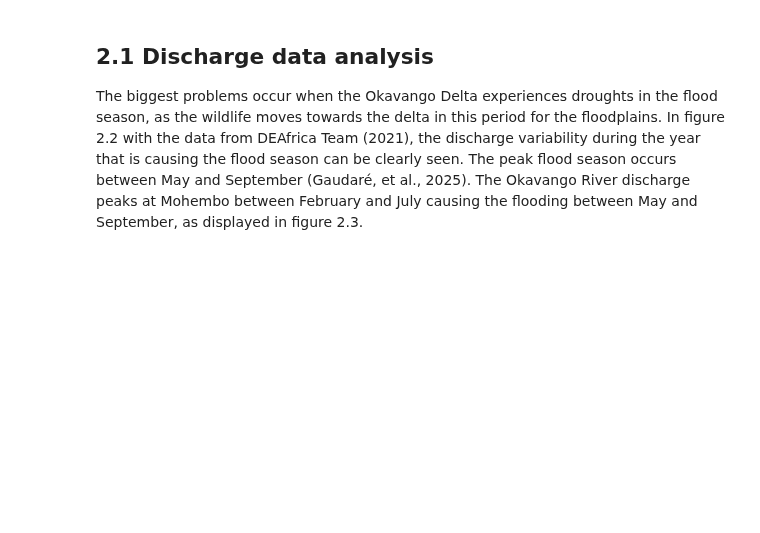
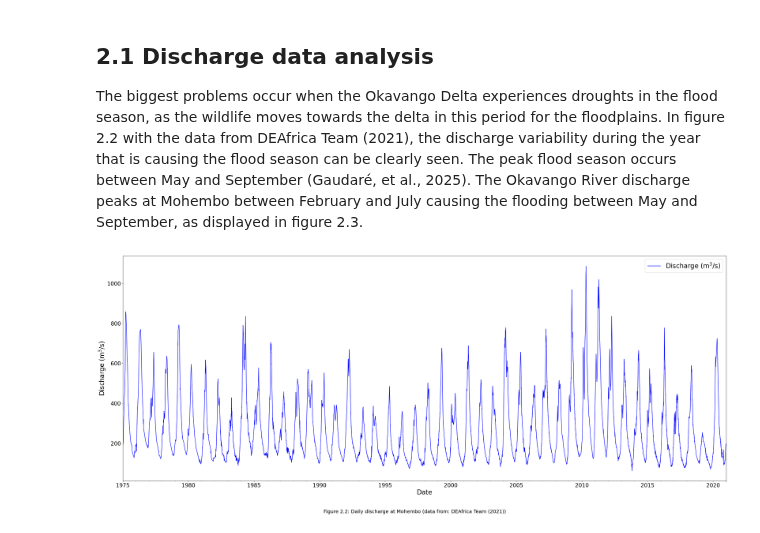
Before and after one commit to eWaterCycle/projects, a Jupyter notebook: book/thesis_projects/BSc/2026_Q4_BeauBuijtenhuijs_CEG/Report/2_Threshold_values.ipynb, the cells around one changed output. Saved outputs shown, nothing was run; the diff lists cells and outputs as text; code cells hidden in the pictures; blank space fills up the shorter version.

```diff
--- a/book/thesis_projects/BSc/2026_Q4_BeauBuijtenhuijs_CEG/Report/2_Threshold_values.ipynb
+++ b/book/thesis_projects/BSc/2026_Q4_BeauBuijtenhuijs_CEG/Report/2_Threshold_values.ipynb
@@ -12,0 +22,23 @@ The biggest problems occur when the Okavango Delta experiences droughts in the f
+# %%
+#Loading discharge data
+data = pd.read_csv(Path.home() / "BEP-beau/book/thesis_projects/BSc/2026_Q4_BeauBuijtenhuijs_CEG/Data/mohembo_daily_water_discharge_data.csv",
+                   index_col='date', parse_dates=True, dayfirst=True)
+
+#Years with missing data will not lower yearly volume because of the missing data
+data_daily = data.resample('D').interpolate()
+data_daily.columns = ['Discharge (m$^3$/s)']
+
+#Excluding years without measurements troughout the whole year
+data_daily = data_daily[~data_daily.index.year.isin([1974, 2021])]
+
+#Plotting daily discharge data
+fig, ax = plt.subplots(figsize=(40, 15))
+data_daily.plot(ax=ax, color='blue')
+plt.xticks(fontsize=20)
+plt.yticks(fontsize=20)
+ax.set_xlabel("Date", fontsize=24)
+ax.set_ylabel("Discharge (m$^3$/s)", fontsize=24)
+plt.legend(fontsize=24)
+fig.text(0.5, 0,"Figure 2.2: Daily discharge at Mohembo (data from: DEAfrica Team (2021))", ha="center", fontsize=18);
+# %% [output]
+[figure, added]
```
Also changed, not shown: parts of 11 cells of this notebook, 6 other files.
